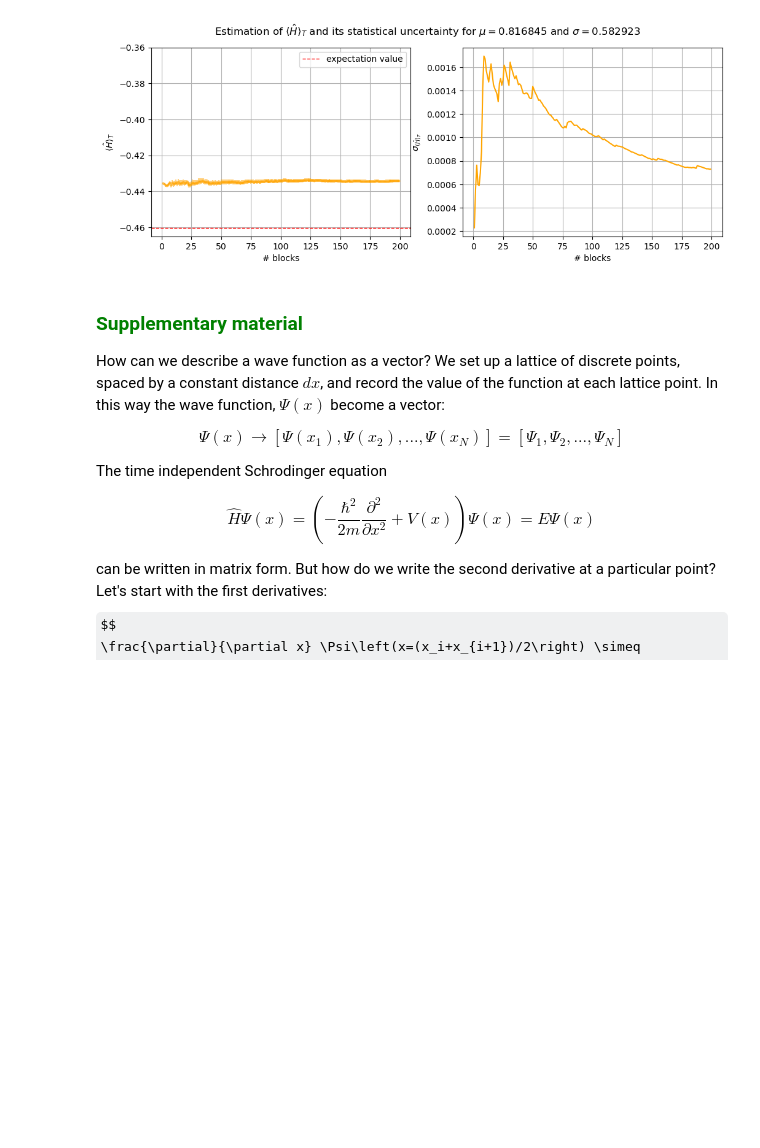
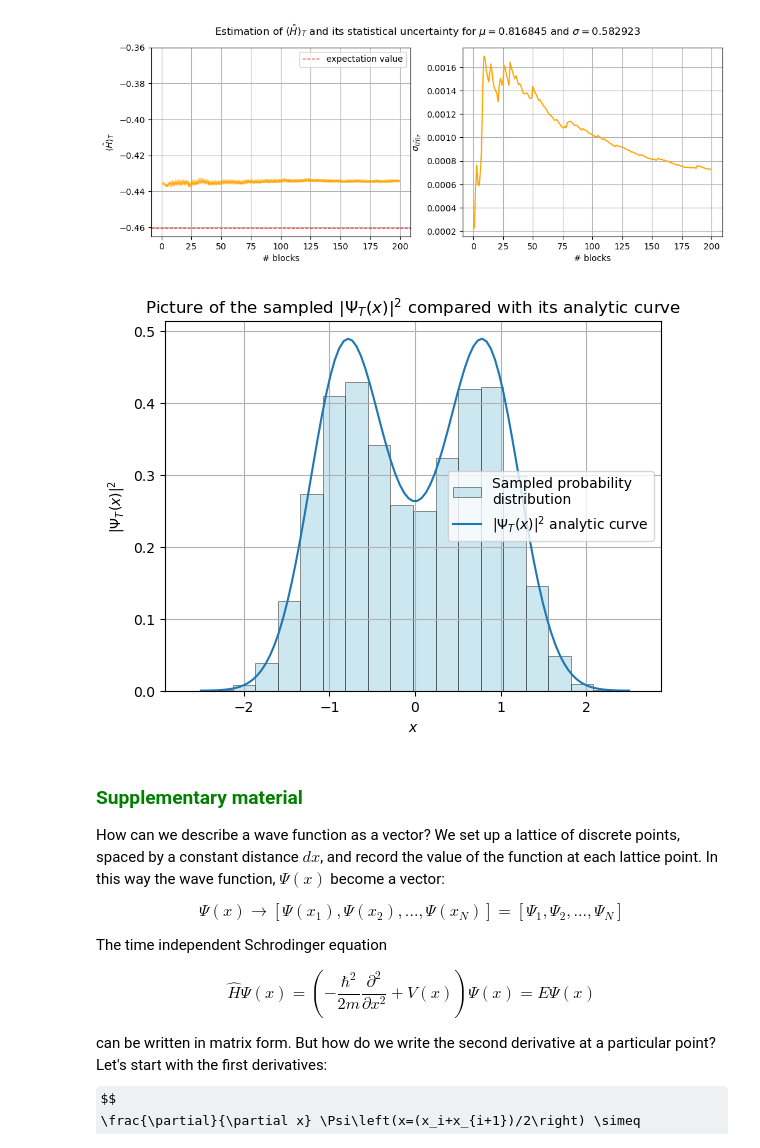
Before and after one commit to edoiannu/LSN_Exercises_Iannucci, a Jupyter notebook: Exercises_08/LSN_Exercises_08.ipynb, the cells around one changed output. Cells and saved outputs as stored; diff of their text form; code cells hidden in the pictures; some formulas as TeX source; blank space fills up the shorter version.

```diff
--- a/Exercises_08/LSN_Exercises_08.ipynb
+++ b/Exercises_08/LSN_Exercises_08.ipynb
@@ -188,6 +189,29 @@ fig.suptitle(r'Estimation of $\langle {\hat H} \rangle_T$ and its statistical un
 plt.show()
 # %% [output]
 [figure]
+# %%
+def wavef_prob(x):
+    return (np.exp(-(x-mu_best)**2/(2*sigma_best**2)) + np.exp(-(x+mu_best)**2/(2*sigma_best**2)))**2 / (2*3.14*sigma_best**2)
+
+x = np.linspace(-2.5,2.5,100)
+
+y = wavef_prob(x)
+
+pos = np.loadtxt("Exercise_08-1/results/sample_positions.out")
+
+fig, ax = plt.subplots()
+
+ax.hist(pos, bins=20, color='lightblue', edgecolor='black', linewidth=0.5, alpha=0.6,density=True,label='Sampled probability\ndistribution')
+ax.plot(x,y,label=r'$|\Psi_T(x)|^2$ analytic curve')
+ax.set_xlabel(r'$x$')
+ax.set_ylabel(r'$|\Psi_T(x)|^2$')
+ax.grid(True)
+ax.legend()
+ax.set_title(r'Picture of the sampled $|\Psi_T(x)|^2$ compared with its analytic curve')
+
+plt.show()
+# %% [output]
+[figure, added]
 # %% [markdown]
 ### <span style="color:green">Supplementary material</span>
 
```
Also changed, not shown: parts of 3 cells of this notebook.
